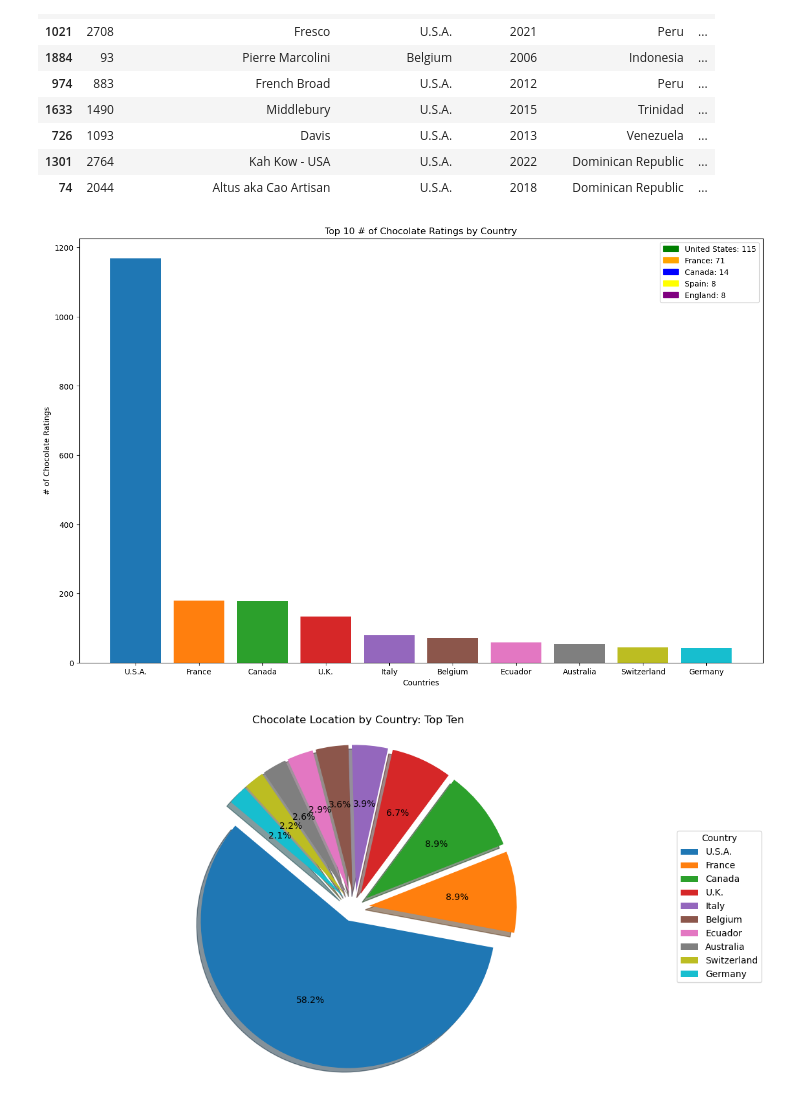
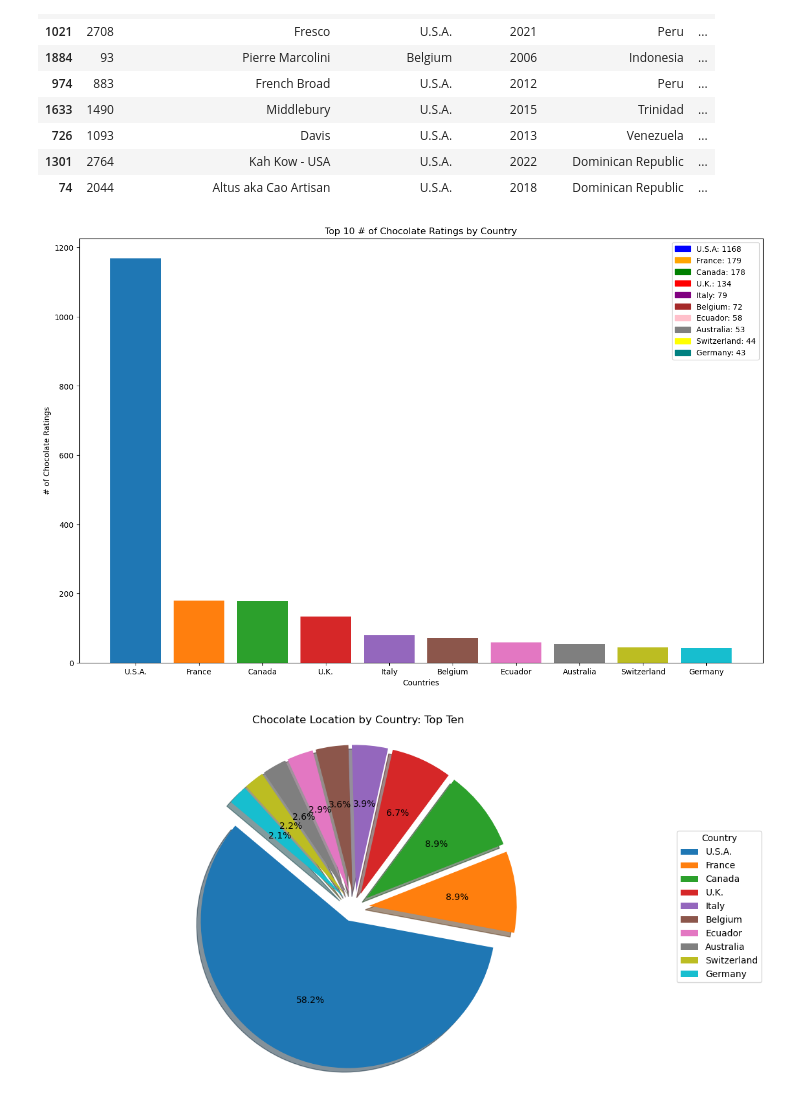
Before and after one commit to mbrann2/Chocolate-, a Jupyter notebook: notebooks/chocolate.ipynb, the cells around one changed output. Cells and saved outputs as stored; diff of their text form; code cells hidden in the pictures.

Commit message:
Top ten bar & pie plots with readme.

```diff
--- a/notebooks/chocolate.ipynb
+++ b/notebooks/chocolate.ipynb
@@ -34,32 +34,32 @@ chocolate_data.sample(10)
 # %%
 company_location = chocolate_data["Company Location"].value_counts().sort_values(ascending=False)
 
 top_ten_countries = company_location[0:10]
 
 fig, ax = plt.subplots()
 
 c = ['#1f77b4', '#ff7f0e', '#2ca02c', '#d62728',
      '#9467bd', '#8c564b', '#e377c2', '#7f7f7f',
      '#bcbd22', '#17becf']
 ax.bar(top_ten_countries.index, top_ten_countries.values, color = c)
 
 ax.set_title("Top 10 # of Chocolate Ratings by Country")
 ax.set_ylabel("# of Chocolate Ratings")
 ax.set_xlabel("Countries")
-united_states_legend = mpatches.Patch(color= 'green', label='United States: 115')
-france_legend = mpatches.Patch(color= 'orange', label='France: 71')
-canada_legend = mpatches.Patch(color= 'blue', label='Canada: 14')
-spain_legend = mpatches.Patch(color= 'yellow', label='Spain: 8')
-england_legend = mpatches.Patch(color= 'purple', label='England: 8')
-united_states_legend = mpatches.Patch(color= 'green', label='United States: 115')
-united_states_legend = mpatches.Patch(color= 'green', label='United States: 115')
-united_states_legend = mpatches.Patch(color= 'green', label='United States: 115')
-united_states_legend = mpatches.Patch(color= 'green', label='United States: 115')
-united_states_legend = mpatches.Patch(color= 'green', label='United States: 115')
-plt.legend(handles=[united_states_legend, france_legend, canada_legend, spain_legend, england_legend])
+united_states_legend = mpatches.Patch(color= 'blue', label='U.S.A: 1168')
+france_legend = mpatches.Patch(color= 'orange', label='France: 179')
+canada_legend = mpatches.Patch(color= 'green', label='Canada: 178')
+uk_legend = mpatches.Patch(color= 'red', label='U.K.: 134')
+italy_legend = mpatches.Patch(color= 'purple', label='Italy: 79')
+belguim_legend = mpatches.Patch(color= 'brown', label='Belgium: 72')
+ecuador_legend = mpatches.Patch(color= 'pink', label='Ecuador: 58')
+australia_legend = mpatches.Patch(color= 'grey', label='Australia: 53')
+switzerland_legend = mpatches.Patch(color= 'yellow', label='Switzerland: 44')
+germany_legend = mpatches.Patch(color= 'teal', label='Germany: 43')
+plt.legend(handles=[united_states_legend, france_legend, canada_legend, uk_legend, italy_legend, belguim_legend, ecuador_legend, australia_legend, switzerland_legend, germany_legend])
 fig.set_size_inches(16, 10)
 # %% [output]
-[figure, old version]
+[figure, new version]
 # %%
 fig, ax = plt.subplots(figsize = (10,6))
 
```
Also changed, not shown: 3 other files.
